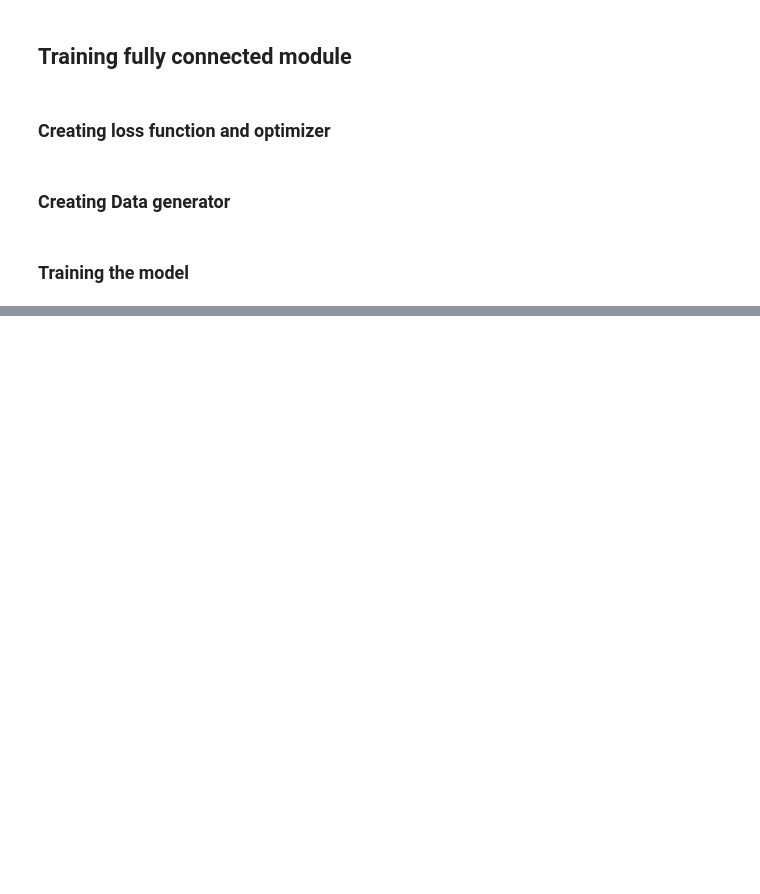
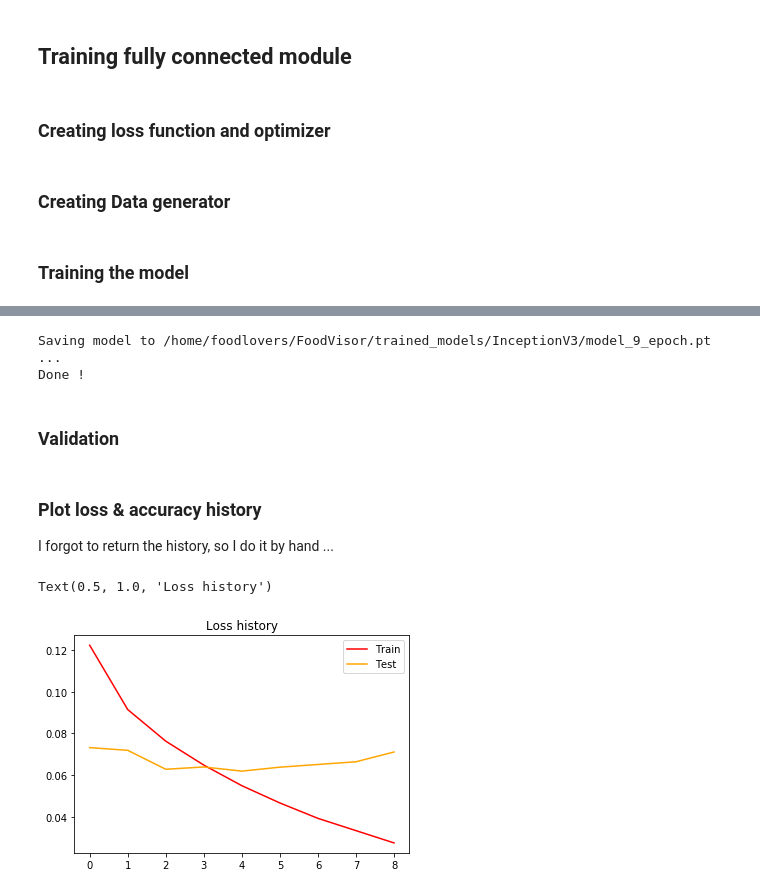
Before and after one commit to tuanh208/FoodVisor-TMM, a Jupyter notebook: FoodVisor_Inception_V3.ipynb, the cells around one changed output, grey strips where cells are left out. Saved outputs shown, nothing was run; the diff lists cells and outputs as text; code cells hidden in the pictures; blank space fills up the shorter version.

Commit message:
VGG & Inception improved

```diff
--- a/FoodVisor_Inception_V3.ipynb
+++ b/FoodVisor_Inception_V3.ipynb
@@ -476,0 +372,10 @@ for i in range(dset_sizes['test']):
+# %%
+path_save = '/home/foodlovers/FoodVisor/trained_models/InceptionV3/model_9_epoch.pt'
+print("Saving model to",path_save,"...")
+torch.save(model_inception.state_dict(), path_save)
+print("Done !")
+# %% [output]
+Saving model to /home/foodlovers/FoodVisor/trained_models/InceptionV3/model_9_epoch.pt ...
+Done !
+# %% [markdown]
+### Validation
@@ -476,0 +384,17 @@ for i in range(dset_sizes['test']):
+# %% [markdown]
+### Plot loss & accuracy history
+I forgot to return the history, so I do it by hand ...
+# %%
+history=[[0.1224 ,0.0915 ,0.0763 ,0.0648 ,0.0549 ,0.0466 ,0.0392 ,0.0333 ,0.0274 ],
+[0.3394,0.4945,0.5691,0.6249,0.6760,0.7152,0.7521,0.7811,0.8165],
+[0.0732 ,0.0719 ,0.0628 ,0.0639 ,0.0619 ,0.0638 ,0.0651 ,0.0664 ,0.0711 ],
+[0.4549 ,0.4576 ,0.5349 ,0.5314 ,0.5581 ,0.5561 ,0.5637 ,0.5573 ,0.5578 ]]
+# %%
+plt.plot(history[0],color='red',label='Train')
+plt.plot(history[2],color='orange',label='Test')
+plt.legend()
+plt.plot()
+plt.title("Loss history")
+# %% [output]
+Text(0.5, 1.0, 'Loss history')
+[figure, added]
```
Also changed, not shown: parts of 45 cells of this notebook, 1 other file.
